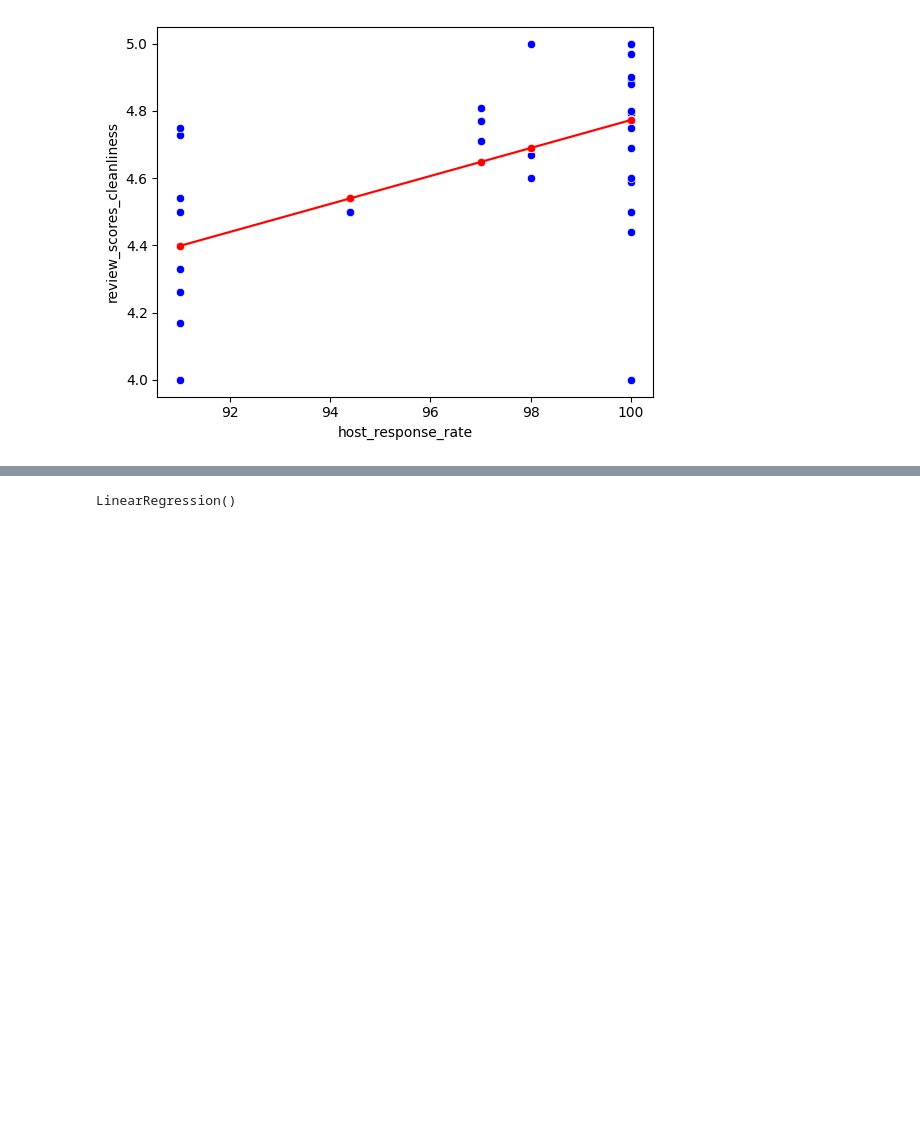
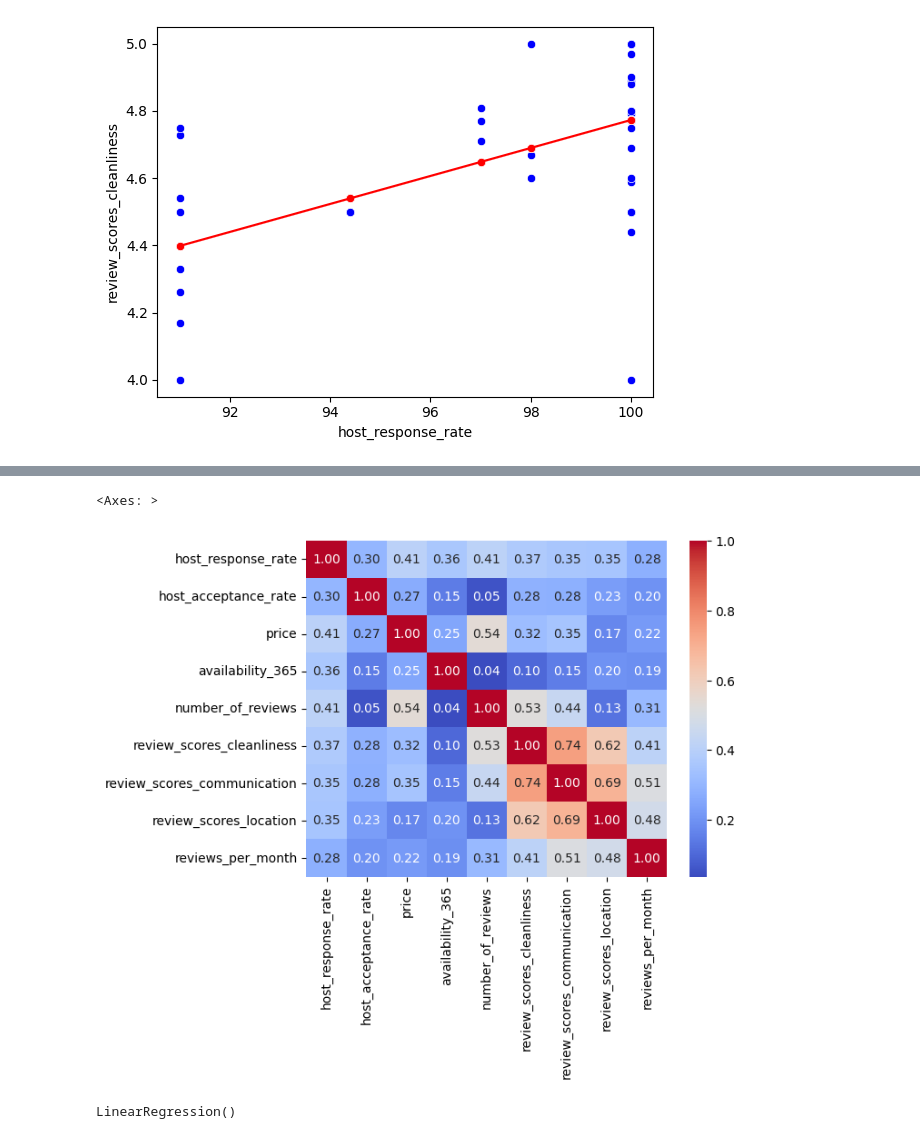
Before and after one commit to MaferLedmar/Actividad5_RegresionLinealSimple, a Jupyter notebook: Actividad5_Codigo_Girona.ipynb, the cells around one changed output, grey strips where cells are left out. Cells and saved outputs as stored; diff of their text form; code cells hidden in the pictures; blank space fills up the shorter version.

```diff
--- a/Actividad5_Codigo_Girona.ipynb
+++ b/Actividad5_Codigo_Girona.ipynb
@@ -101,3 +115,10 @@ sns.lineplot(x = 'host_response_rate', y = 'Predicciones', color = 'red', data =
+# %%
+#DETERMINACIÓN
+Heat_Map22 = sns.heatmap(Corr_Factors2**0.5, cmap = 'coolwarm', annot = True, fmt = '.2f')
+Heat_Map22
+# %% [output]
+<Axes: >
+[figure, added]
 # %%
 vars_Indep = df_private[['review_scores_communication']]
 var_Dep = df_private['review_scores_cleanliness']
```
Also changed, not shown: parts of 7 cells of this notebook.
